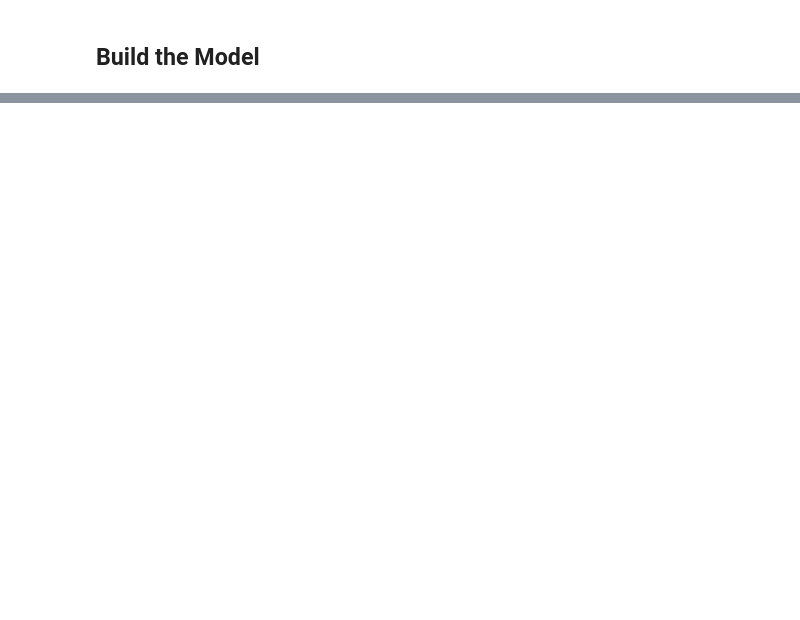
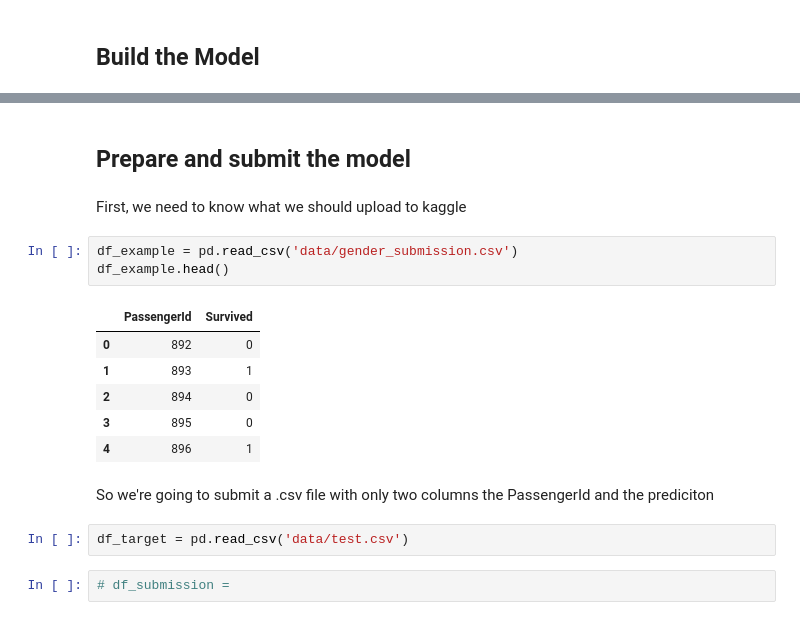
Before and after one commit to Braxion06/Titanic_V2, a Jupyter notebook: Titanic_v2.ipynb, the cells around one changed output, grey strips where cells are left out. Saved outputs shown, nothing was run; the diff lists cells and outputs as text; blank space fills up the shorter version.

```diff
--- a/Titanic_v2.ipynb
+++ b/Titanic_v2.ipynb
@@ -233,0 +506,20 @@ Enconded Sex values: [0 1]
+# %% [markdown]
+##  Prepare and submit the model
+# %% [markdown]
+First, we need to know what we should upload to kaggle
+# %%
+df_example = pd.read_csv('data/gender_submission.csv')
+df_example.head()
+# %% [output]
+|  | PassengerId | Survived |
+| 0 | 892 | 0 |
+| 1 | 893 | 1 |
+| 2 | 894 | 0 |
+| 3 | 895 | 0 |
+| 4 | 896 | 1 |
+# %% [markdown]
+So we're going to submit a .csv file with only two columns the PassengerId and the prediciton
+# %%
+df_target = pd.read_csv('data/test.csv')
+# %%
+# df_submission =
```
Also changed, not shown: parts of 46 cells of this notebook.
